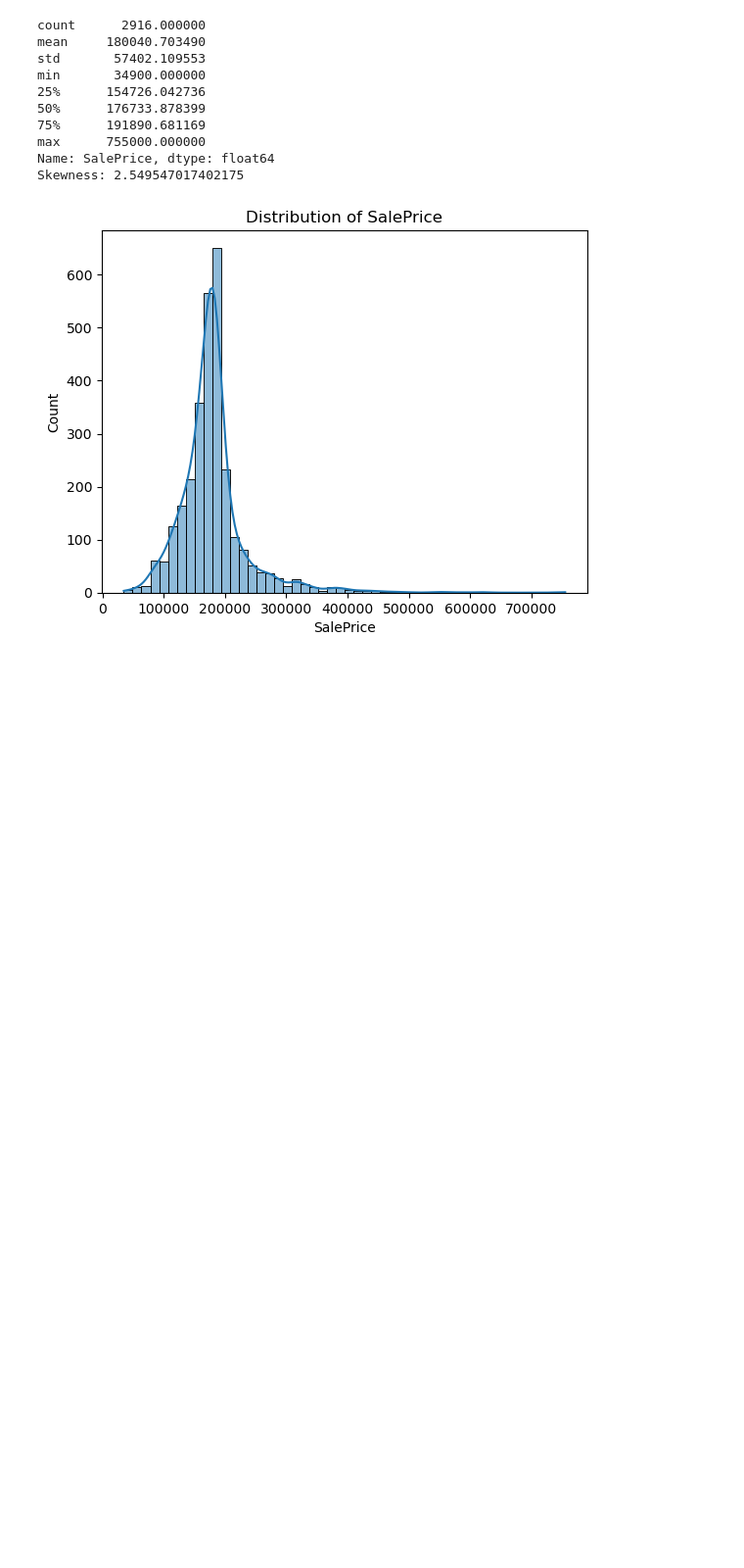
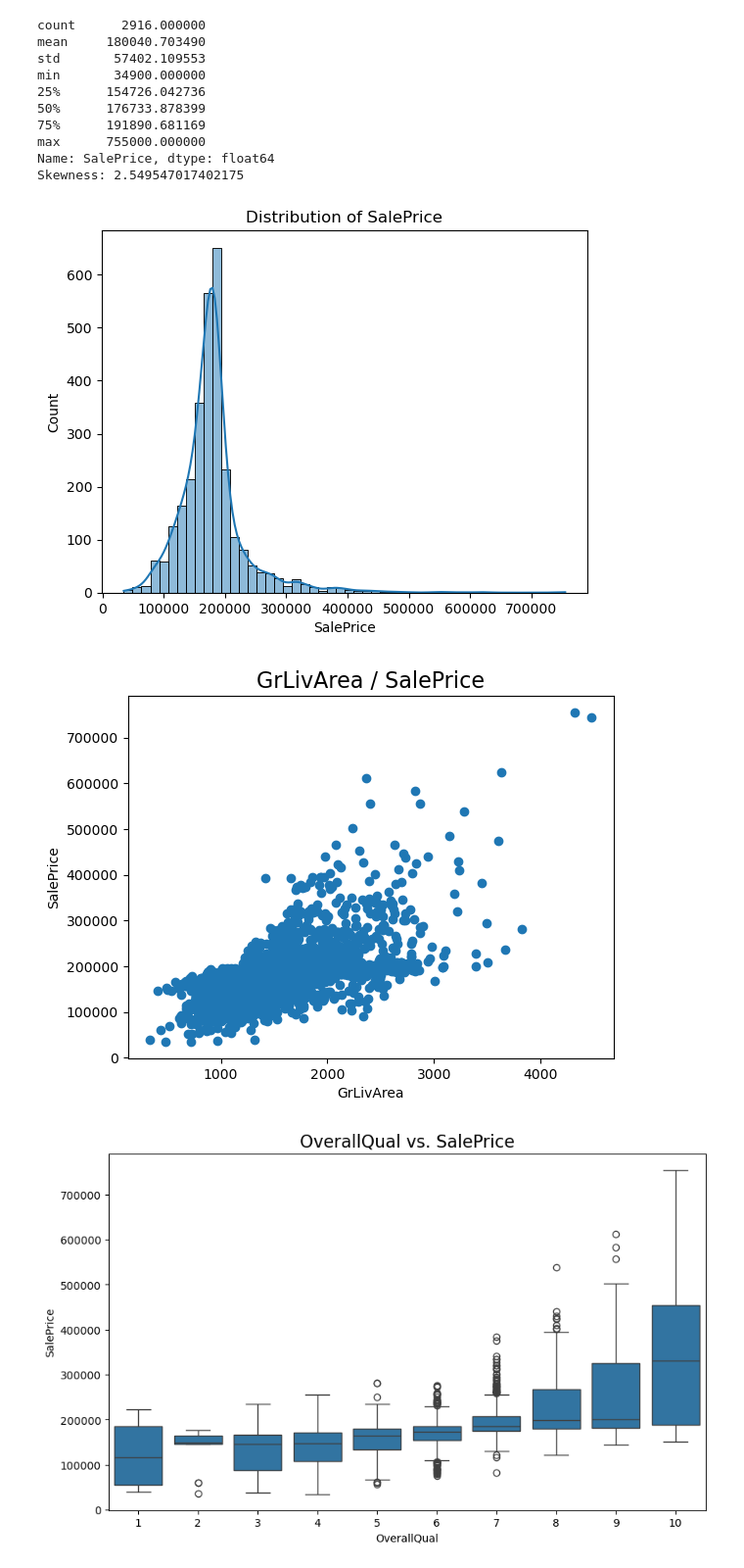
Before and after one commit to zakaryahari/housing-regression-dashboard, a Jupyter notebook: notebooks/eda_feature_engineering.ipynb, the cells around one changed output. Shown at 98% size. Saved outputs shown, nothing was run; the diff lists cells and outputs as text; code cells hidden in the pictures; blank space fills up the shorter version.

```diff
--- a/notebooks/eda_feature_engineering.ipynb
+++ b/notebooks/eda_feature_engineering.ipynb
@@ -24,3 +24,28 @@ plt.title('Distribution of SalePrice')
 plt.show()
 # %% [output]
 [figure]
+# %%
+plt.scatter(df['GrLivArea'], df['SalePrice'])
+
+plt.title("GrLivArea / SalePrice",fontsize=16)
+plt.xlabel("GrLivArea")
+plt.ylabel("SalePrice")
+
+plt.show()
+
+plt.figure(figsize=(10, 6))
+sns.boxplot(x='OverallQual', y='SalePrice', data=df)
+plt.title("OverallQual vs. SalePrice", fontsize=16)
+plt.xlabel("OverallQual")
+plt.ylabel("SalePrice")
+plt.show()
+
+
+plt.figure(figsize=(12, 6))
+sns.boxplot(x='Neighborhood', y='SalePrice', data=df)
+plt.xticks(rotation=45)
+plt.title("Neighborhood vs. SalePrice", fontsize=16)
+plt.show()
+# %% [output]
+[figure, added]
+[figure, added]
```
Also changed, not shown: parts of 1 cell of this notebook, 1 other file.
